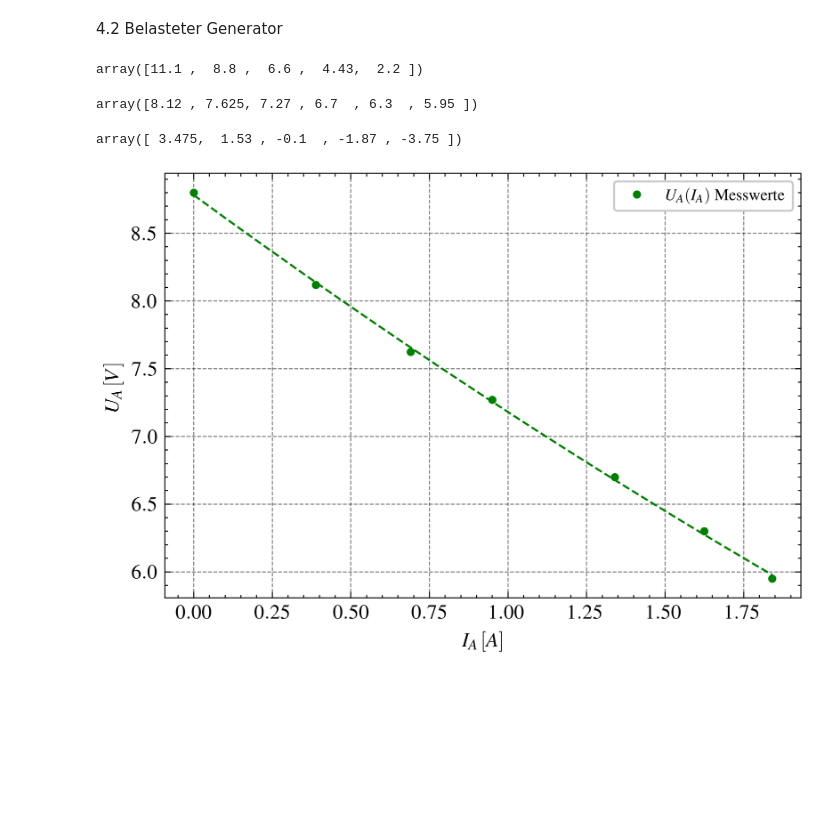
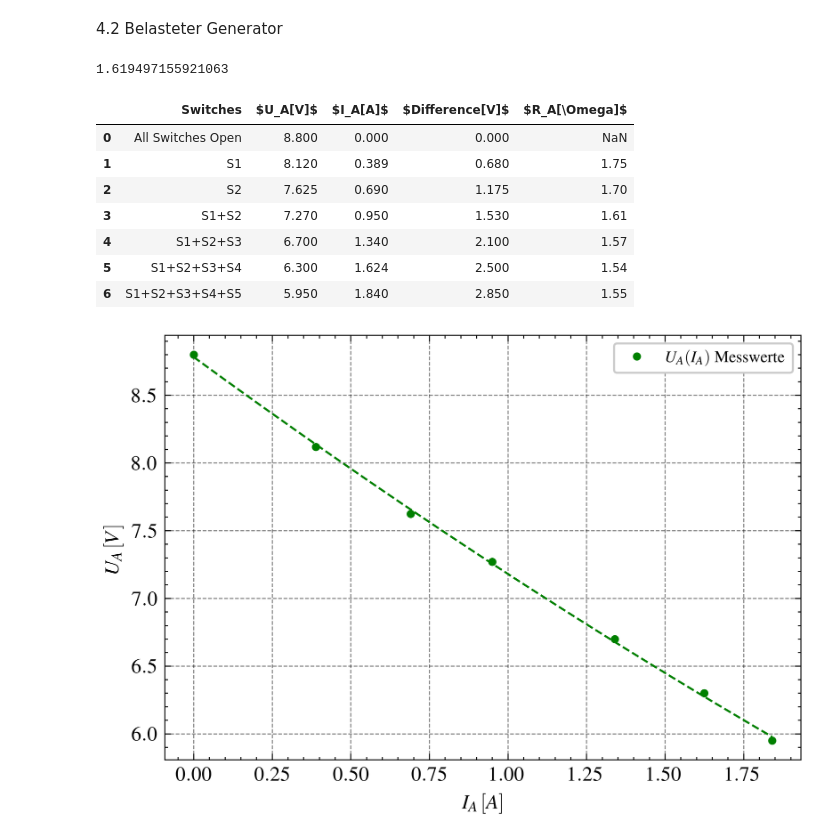
Before and after one commit to ayham291/PEM, a Jupyter notebook: Klein/Klein_Calculations.ipynb, the cells around one changed output. Saved outputs shown, nothing was run; the diff lists cells and outputs as text; code cells hidden in the pictures; blank space fills up the shorter version.

Commit message:
feat(Klein): add 4.2 tables and calculations

```diff
--- a/Klein/Klein_Calculations.ipynb
+++ b/Klein/Klein_Calculations.ipynb
@@ -143,23 +143,30 @@ plt.tight_layout()
 # %%
 n_4000 = np.ones(len(R_Last_bz)) * 4000
 U_A_4000 = np.array([8.8, 8.12, 7.625, 7.27, 6.7, 6.3, 5.95])
 I_A_4000 = np.array([0, 0.389, 0.69, 0.95, 1.34, 1.624, 1.84])
 
-display(EMK,U_A_4000[1:])
+difference = 8.8 - U_A_4000
+R_A_4000 = difference / I_A_4000
 
-difference = EMK - U_A_4000[2:]
+print(np.mean(R_A_4000[1:]))
 
-display(difference)
 data = []
-# for i in range(len(R_Last_bz)):
-#     data.append([R_Last_bz[i], n_4000[i], U_A_4000[i], I_A_4000[i], EMK[i], difference[i]])
+for i in range(len(R_Last_bz)):
+    data.append([R_Last_bz[i], U_A_4000[i], I_A_4000[i], difference[i], round(R_A_4000[i], 2)])
 
-# pd.DataFrame(data, columns=["Switches", "$n[min^{-1}]$", "$U_A[V]$", "$I_A[A]$", "$EMK[V]$", "$Difference[V]$"]).to_latex("tables/4.3_Belasteter_Generator_4000.tex", index=False)
-# pd.DataFrame(data, columns=["Switches", "$n[min^{-1}]$", "$U_A[V]$", "$I_A[A]$", "$EMK[V]$", "$Difference[V]$"])
+# pd.DataFrame(data, columns=["Switches", "$U_A[V]$", "$I_A[A]$", "$Difference[V]$", "$R_A[Omega]$"]).to_latex("tables/4.2_Belasteter_Generator_4000.tex", index=False)
+# pd.DataFrame(data, columns=["Switches", "$U_A[V]$", "$I_A[A]$", "$Difference[V]$", "$R_A[Omega]$"]).to_excel("excel/4.2_Belasteter_Generator_4000.xlsx", index=False)
+pd.DataFrame(data, columns=["Switches", "$U_A[V]$", "$I_A[A]$", "$Difference[V]$", "$R_A[\Omega]$"])
 # %% [output]
-array([11.1 ,  8.8 ,  6.6 ,  4.43,  2.2 ])
+1.619497155921063
-array([8.12 , 7.625, 7.27 , 6.7  , 6.3  , 5.95 ])
-array([ 3.475,  1.53 , -0.1  , -1.87 , -3.75 ])
+|  | Switches | $U_A[V]$ | $I_A[A]$ | $Difference[V]$ | $R_A[\Omega]$ |
+| 0 | All Switches Open | 8.800 | 0.000 | 0.000 | NaN |
+| 1 | S1 | 8.120 | 0.389 | 0.680 | 1.75 |
+| 2 | S2 | 7.625 | 0.690 | 1.175 | 1.70 |
+| 3 | S1+S2 | 7.270 | 0.950 | 1.530 | 1.61 |
+| 4 | S1+S2+S3 | 6.700 | 1.340 | 2.100 | 1.57 |
+| 5 | S1+S2+S3+S4 | 6.300 | 1.624 | 2.500 | 1.54 |
+| 6 | S1+S2+S3+S4+S5 | 5.950 | 1.840 | 2.850 | 1.55 |
 # %%
 i_a = np.linspace(I_A_4000.min(), I_A_4000.max(), 100)
 model_4000 = np.polyfit(I_A_4000, U_A_4000, 2)
```
Also changed, not shown: 2 other files.
